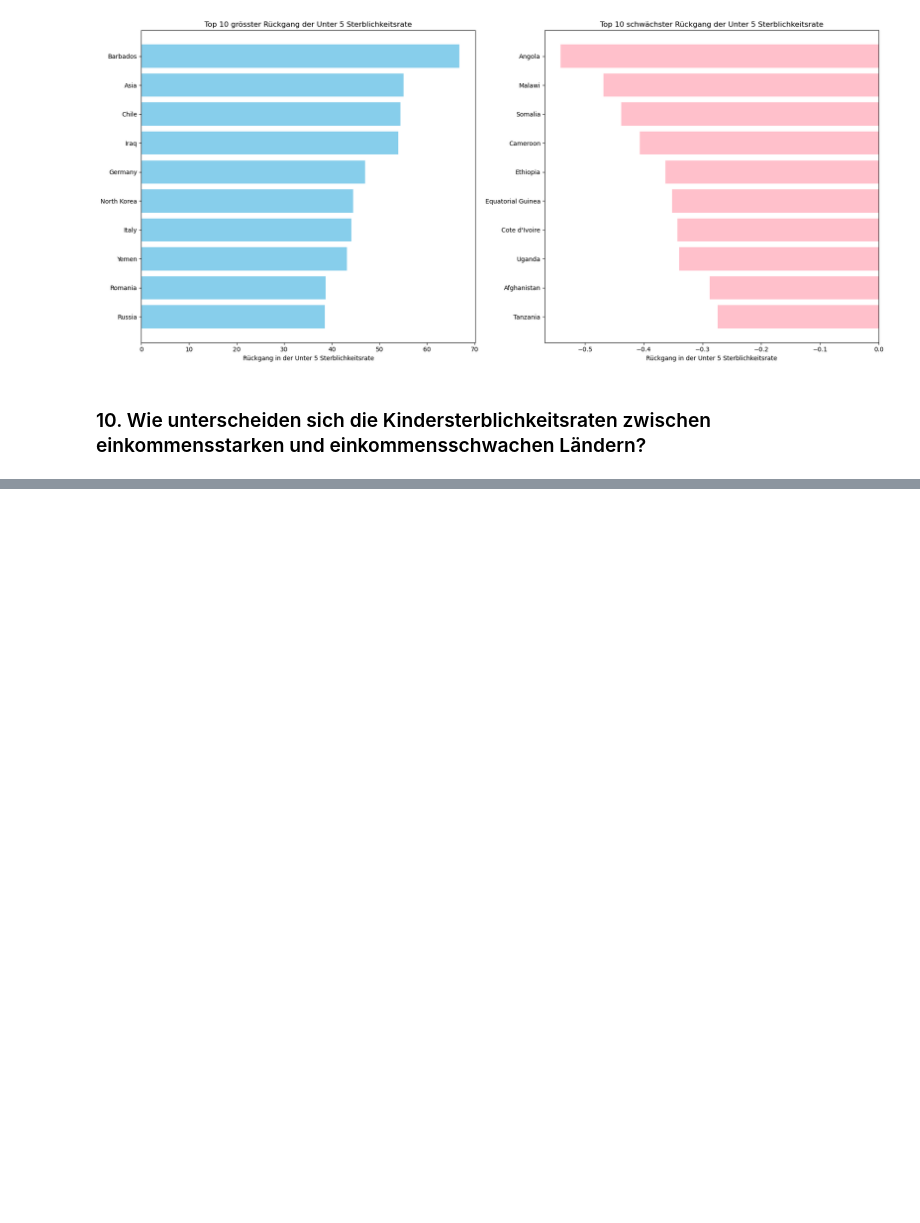
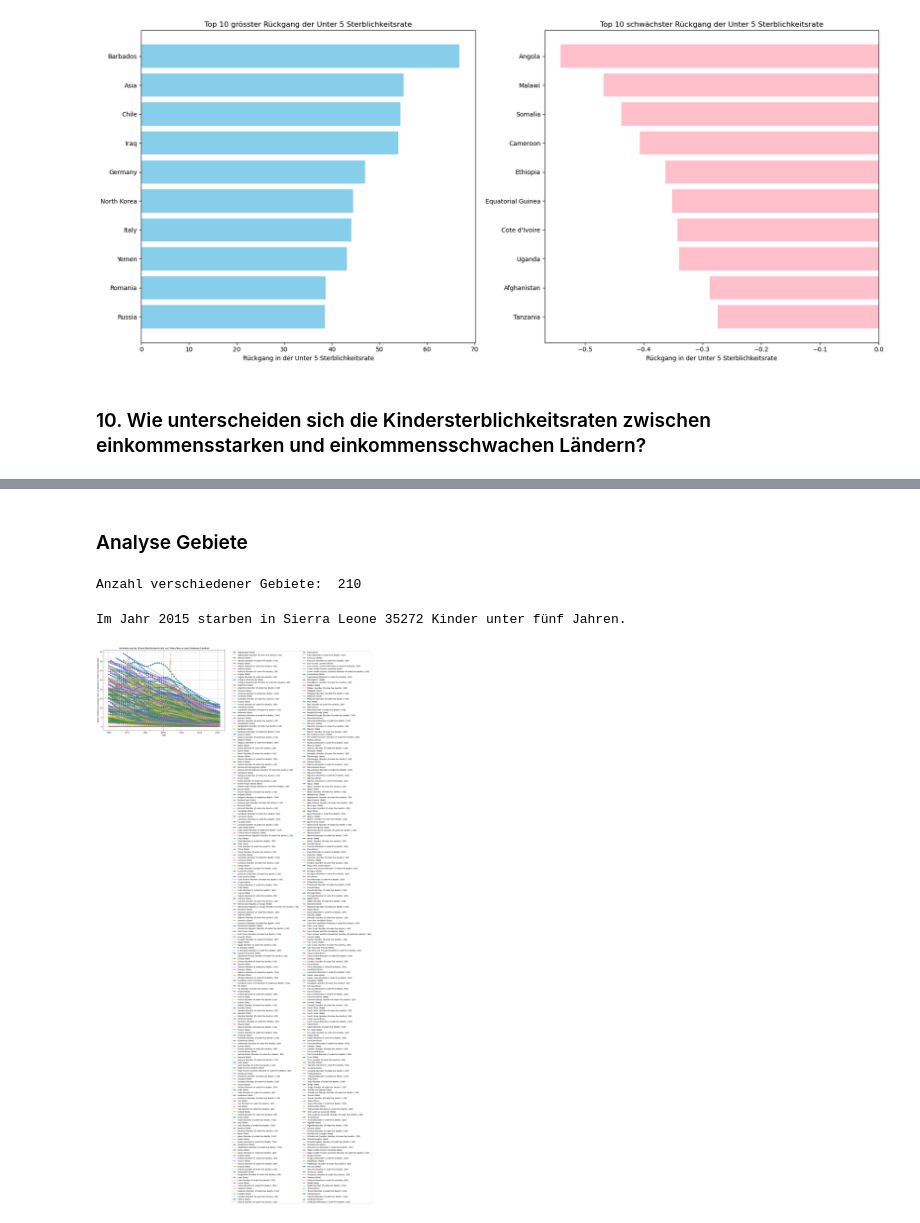
Before and after one commit to melisadedukic/MeliAjna, a Jupyter notebook: LN Python Melisa_Ajna.ipynb, the cells around one changed output, grey strips where cells are left out. Drawn from its saved outputs; the diff is of its cells as text; code cells hidden in the pictures; blank space fills up the shorter version.

```diff
--- a/LN Python Melisa_Ajna.ipynb
+++ b/LN Python Melisa_Ajna.ipynb
@@ -539,0 +561,56 @@ plt.show()
+# %% [markdown]
+### Analyse Gebiete
+# %%
+print('Anzahl verschiedener Gebiete: ', len(df['Gebiet'].unique()))
+# %% [output]
+Anzahl verschiedener Gebiete:  210
+# %%
+# Daten filtern: Sierra Leone und Jahr 2015
+filtered_data = df[(df['Gebiet'] == 'Sierra Leone') & (df['Jahr'] == 2015)]
+
+# Anzahl der Todesfälle abrufen
+if not filtered_data.empty:
+    deaths = filtered_data['Anzahl der Todesfälle bei Kindern unter fünf Jahren'].values[0]
+    print(f"Im Jahr 2015 starben in Sierra Leone {deaths} Kinder unter fünf Jahren.")
+# %% [output]
+Im Jahr 2015 starben in Sierra Leone 35272 Kinder unter fünf Jahren.
+# %%
+import pandas as pd
+import matplotlib.pyplot as plt
+
+# Dateien laden
+rate_data = pd.read_csv('child-mortality.csv')  # Datei 1: Kindersterblichkeitsrate
+death_data = pd.read_csv('child-deaths-igme-data.csv')  # Datei 2: Anzahl der Todesfälle
+
+# Spaltennamen anpassen (falls nötig)
+rate_data.rename(columns={'Entity': 'Gebiet', 'Year': 'Jahr'}, inplace=True)
+death_data.rename(columns={'Entity': 'Gebiet', 'Year': 'Jahr'}, inplace=True)
+
+# Dateien zusammenführen
+merged_data = rate_data.merge(death_data, on=['Gebiet', 'Jahr'], how='inner')
+
+# Liste der Länder
+countries = merged_data['Gebiet'].unique()
+
+# Visualisierung: Kindersterblichkeitsrate und Todesfälle im Vergleich
+plt.figure(figsize=(12, 8))
+
+for country in countries:
+    country_data = merged_data[merged_data['Gebiet'] == country]
+
+    # Plot: Kindersterblichkeitsrate
+    plt.plot(country_data['Jahr'], country_data['Under-five mortality rate'], marker='o', label=f'{country} (Rate)')
+
+    # Plot: Anzahl der Todesfälle (normiert für bessere Visualisierung)
+    plt.plot(country_data['Jahr'], country_data['Under-five mortality rate'] / 100,
+             linestyle='--', label=f'{country} (Number of under-five deaths / 100)')
+
+plt.title('Veränderung der Kindersterblichkeitsrate und Todesfälle in verschiedenen Ländern')
+plt.xlabel('Jahr')
+plt.ylabel('Werte (Under-five mortality rate und Number of under-five deaths/100)')
+plt.legend(ncol=2, bbox_to_anchor=(1.05, 1), loc='upper left')  # Korrektur: 'upper left'
+plt.grid(True)
+plt.tight_layout()
+plt.show()
+# %% [output]
+[figure, added]
```
Also changed, not shown: parts of 11 cells of this notebook.
